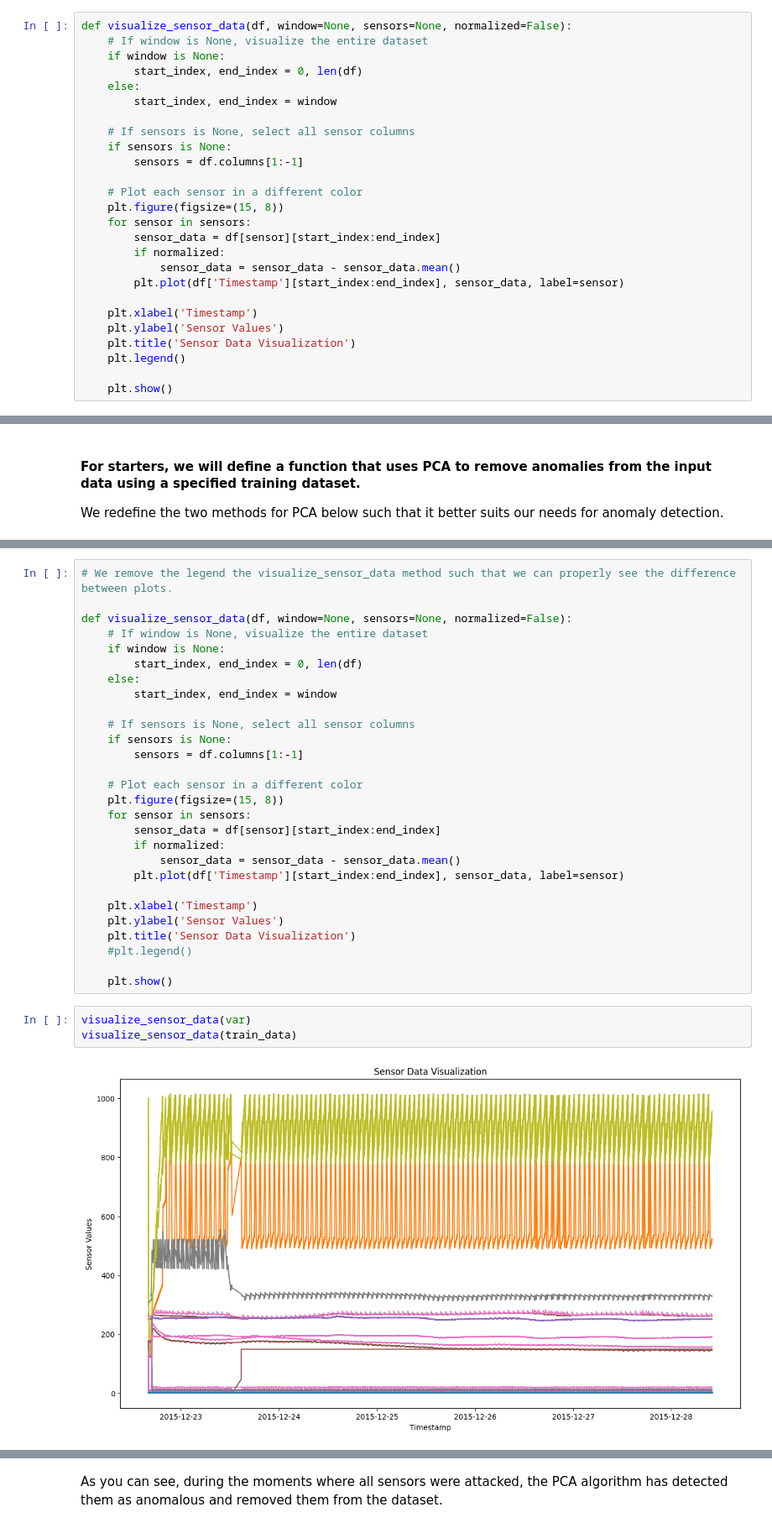
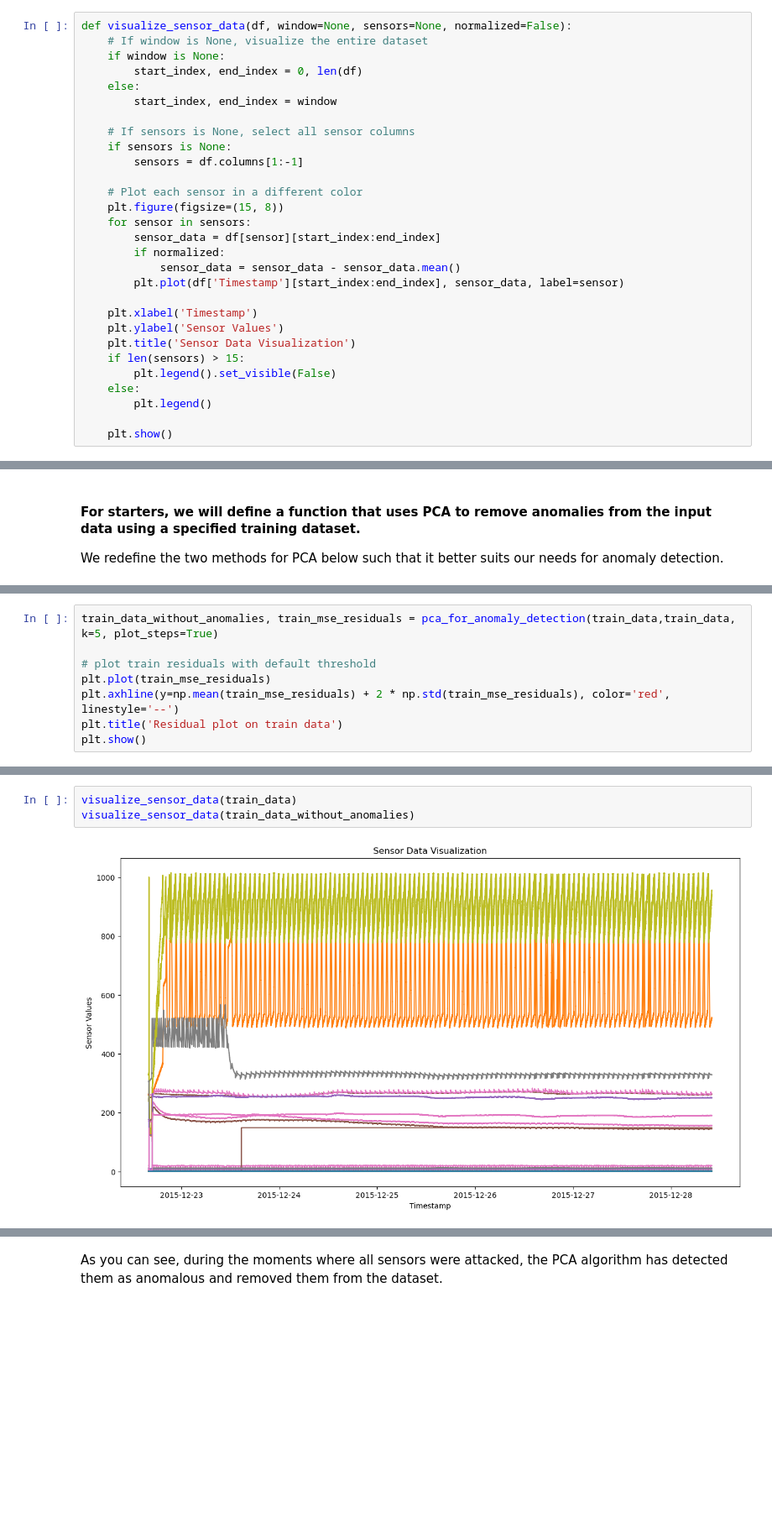
Before and after one commit to andreist3fan/vitejii-dm, a Jupyter notebook: Anomaly Detection.ipynb, the cells around one changed output, grey strips where cells are left out. Shown at 84% size. Drawn from its saved outputs; the diff is of its cells as text; blank space fills up the shorter version.

```diff
--- a/Anomaly Detection.ipynb
+++ b/Anomaly Detection.ipynb
@@ -88,7 +88,10 @@ def visualize_sensor_data(df, window=None, sensors=None, normalized=False):
     plt.xlabel('Timestamp')
     plt.ylabel('Sensor Values')
     plt.title('Sensor Data Visualization')
-    plt.legend()
+    if len(sensors) > 15:
+        plt.legend().set_visible(False)
+    else:
+        plt.legend()
 
     plt.show()
 # %%
@@ -343,0 +348,8 @@ calculated mse
+# %%
+train_data_without_anomalies, train_mse_residuals = pca_for_anomaly_detection(train_data,train_data, k=5, plot_steps=True)
+
+# plot train residuals with default threshold
+plt.plot(train_mse_residuals)
+plt.axhline(y=np.mean(train_mse_residuals) + 2 * np.std(train_mse_residuals), color='red', linestyle='--')
+plt.title('Residual plot on train data')
+plt.show()
@@ -346,33 +362,5 @@ Now, let us compare the difference between the data with anomalies removed (firs
-# %%
-# We remove the legend the visualize_sensor_data method such that we can properly see the difference between plots.
-
-def visualize_sensor_data(df, window=None, sensors=None, normalized=False):
-    # If window is None, visualize the entire dataset
-    if window is None:
-        start_index, end_index = 0, len(df)
-    else:
-        start_index, end_index = window
-
-    # If sensors is None, select all sensor columns
-    if sensors is None:
-        sensors = df.columns[1:-1]
-
-    # Plot each sensor in a different color
-    plt.figure(figsize=(15, 8))
-    for sensor in sensors:
-        sensor_data = df[sensor][start_index:end_index]
-        if normalized:
-            sensor_data = sensor_data - sensor_data.mean()
-        plt.plot(df['Timestamp'][start_index:end_index], sensor_data, label=sensor)
-
-    plt.xlabel('Timestamp')
-    plt.ylabel('Sensor Values')
-    plt.title('Sensor Data Visualization')
-    #plt.legend()
-
-    plt.show()
 # %%
-visualize_sensor_data(var)
 visualize_sensor_data(train_data)
+visualize_sensor_data(train_data_without_anomalies)
 # %% [output]
-[figure, old version]
+[figure, new version]
```
Also changed, not shown: parts of 19 cells of this notebook.
